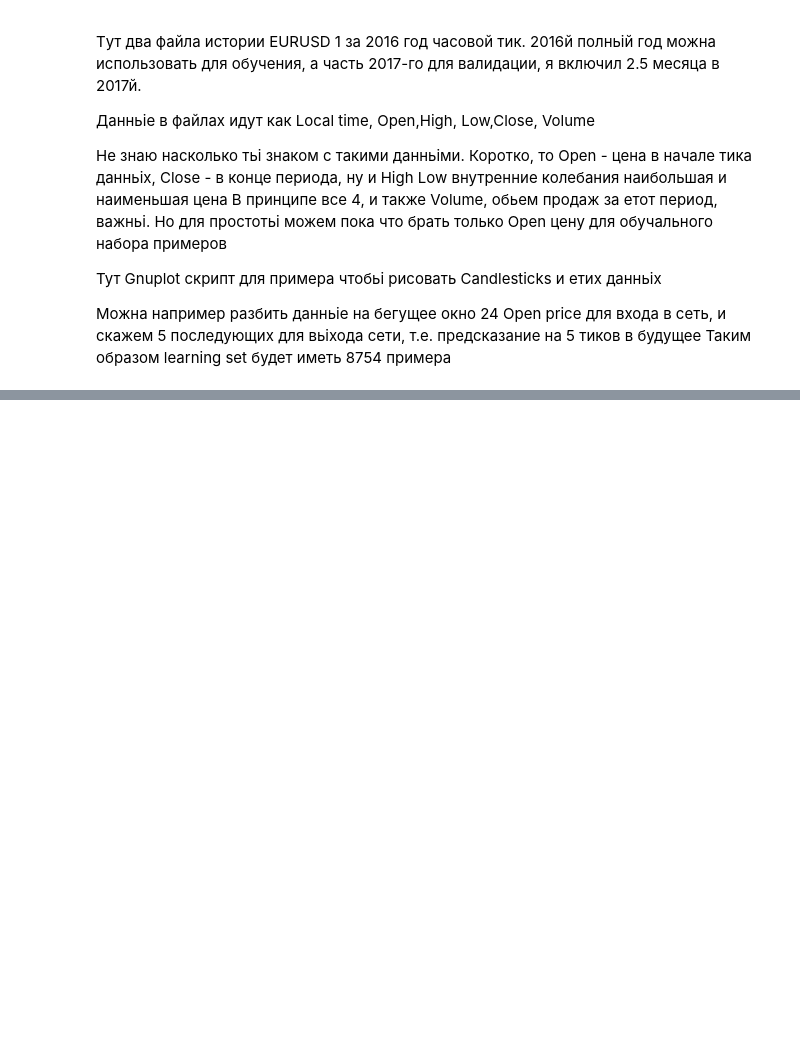
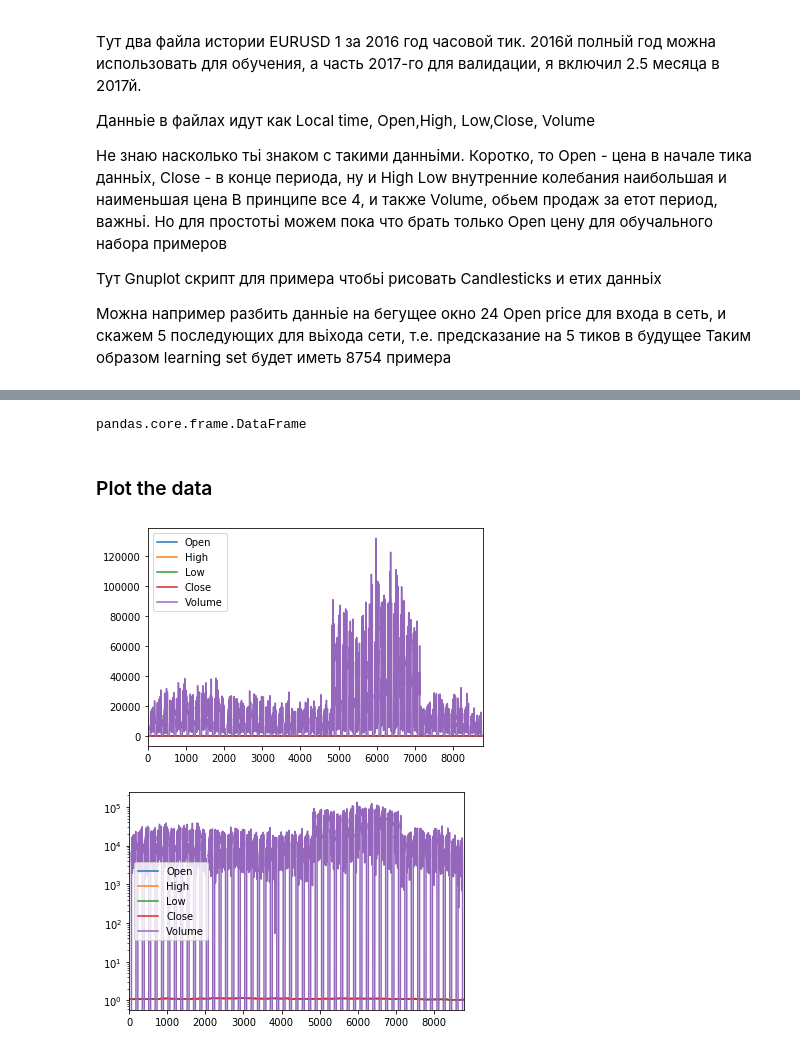
Before and after one commit to viktor-begun/ML_Trading, a Jupyter notebook: ML_Trading.ipynb, the cells around one changed output, grey strips where cells are left out. Drawn from its saved outputs; the diff is of its cells as text; code cells hidden in the pictures; blank space fills up the shorter version.

Commit message:
Add content, data wrangling, batch split function.

```diff
--- a/ML_Trading.ipynb
+++ b/ML_Trading.ipynb
@@ -35,0 +63,14 @@ EURUSD_1H_2016_df
+# %%
+type(EURUSD_1H_2016_df)
+# %% [output]
+pandas.core.frame.DataFrame
+# %% [markdown]
+### Plot the data<a id='PlotData'></a>
+# %%
+# Plot everything as a line
+EURUSD_1H_2016_df.plot.line();
+# Plot in log scale
+EURUSD_1H_2016_df.plot.line(logy=True);
+# %% [output]
+[figure, added]
+[figure, added]
```
Also changed, not shown: parts of 23 cells of this notebook.
